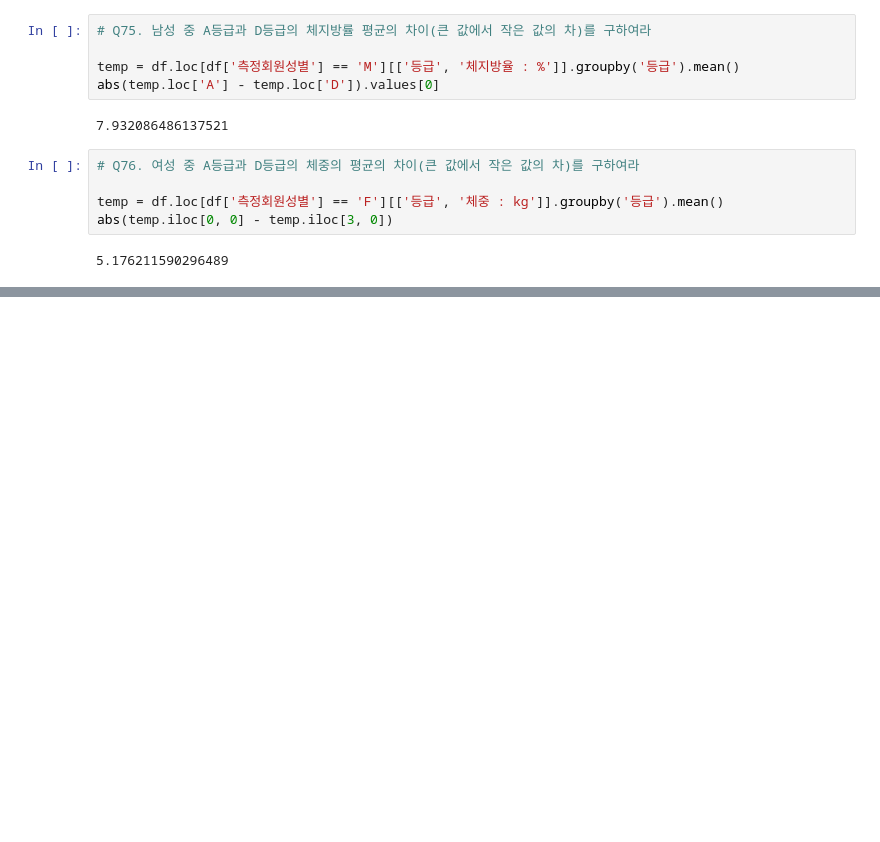
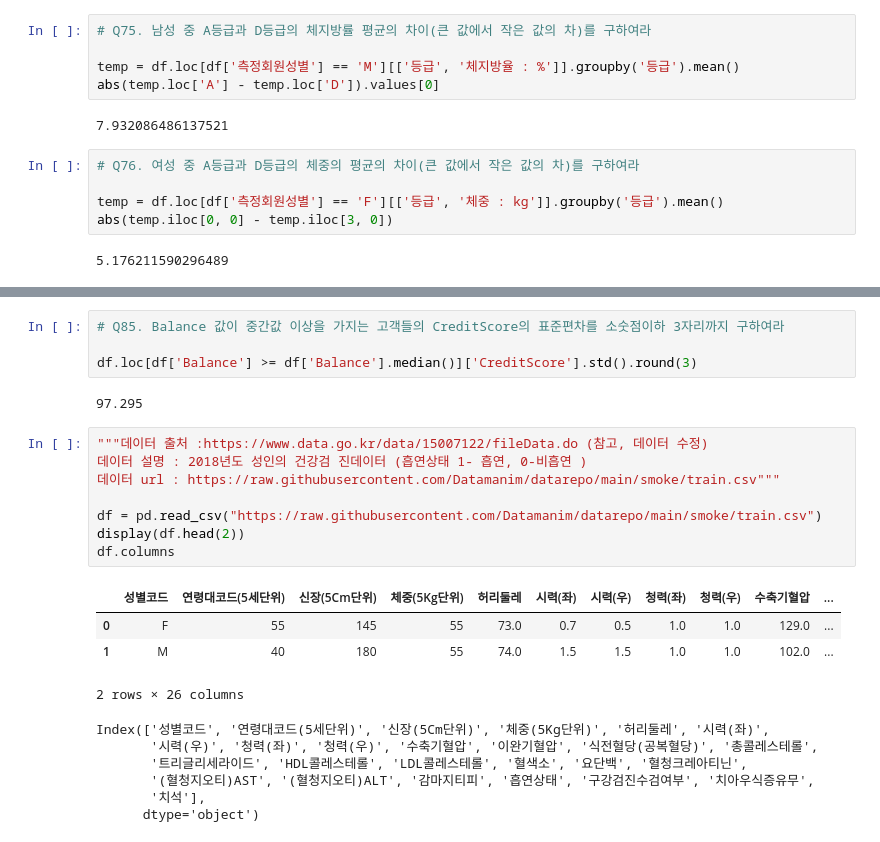
Before and after one commit to chickengak/TIL, a Jupyter notebook: dev-journey/big-data/빅분기-실기-datamanim-1유형.ipynb, the cells around one changed output, grey strips where cells are left out. Drawn from its saved outputs; the diff is of its cells as text; blank space fills up the shorter version.

```diff
--- a/dev-journey/big-data/빅분기-실기-datamanim-1유형.ipynb
+++ b/dev-journey/big-data/빅분기-실기-datamanim-1유형.ipynb
@@ -1160,0 +1089,25 @@ Data url :https://raw.githubusercontent.com/Datamanim/datarepo/main/nba/nba.csv"
+# %%
+# Q85. Balance 값이 중간값 이상을 가지는 고객들의 CreditScore의 표준편차를 소숫점이하 3자리까지 구하여라
+
+df.loc[df['Balance'] >= df['Balance'].median()]['CreditScore'].std().round(3)
+# %% [output]
+97.295
+# %%
+"""데이터 출처 :https://www.data.go.kr/data/15007122/fileData.do (참고, 데이터 수정)
+데이터 설명 : 2018년도 성인의 건강검 진데이터 (흡연상태 1- 흡연, 0-비흡연 )
+데이터 url : https://raw.githubusercontent.com/Datamanim/datarepo/main/smoke/train.csv"""
+
+df = pd.read_csv("https://raw.githubusercontent.com/Datamanim/datarepo/main/smoke/train.csv")
+display(df.head(2))
+df.columns
+# %% [output]
+|  | 성별코드 | 연령대코드(5세단위) | 신장(5Cm단위) | 체중(5Kg단위) | 허리둘레 | 시력(좌) | 시력(우) | 청력(좌) | 청력(우) | 수축기혈압 | ... |
+| 0 | F | 55 | 145 | 55 | 73.0 | 0.7 | 0.5 | 1.0 | 1.0 | 129.0 | ... |
+| 1 | M | 40 | 180 | 55 | 74.0 | 1.5 | 1.5 | 1.0 | 1.0 | 102.0 | ... |
+2 rows × 26 columns
+Index(['성별코드', '연령대코드(5세단위)', '신장(5Cm단위)', '체중(5Kg단위)', '허리둘레', '시력(좌)',
+       '시력(우)', '청력(좌)', '청력(우)', '수축기혈압', '이완기혈압', '식전혈당(공복혈당)', '총콜레스테롤',
+       '트리글리세라이드', 'HDL콜레스테롤', 'LDL콜레스테롤', '혈색소', '요단백', '혈청크레아티닌',
+       '(혈청지오티)AST', '(혈청지오티)ALT', '감마지티피', '흡연상태', '구강검진수검여부', '치아우식증유무',
+       '치석'],
+      dtype='object')
```
Also changed, not shown: parts of 79 cells of this notebook, 1 other file.
